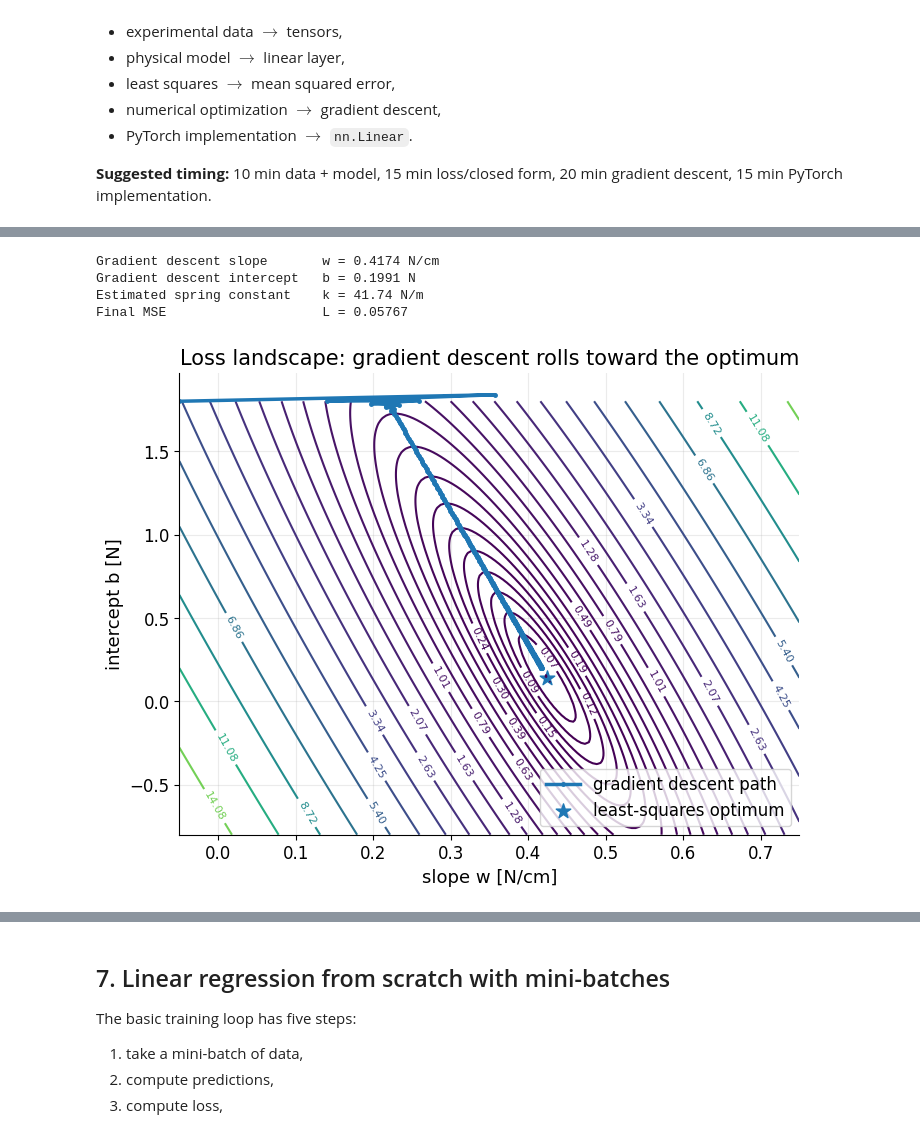
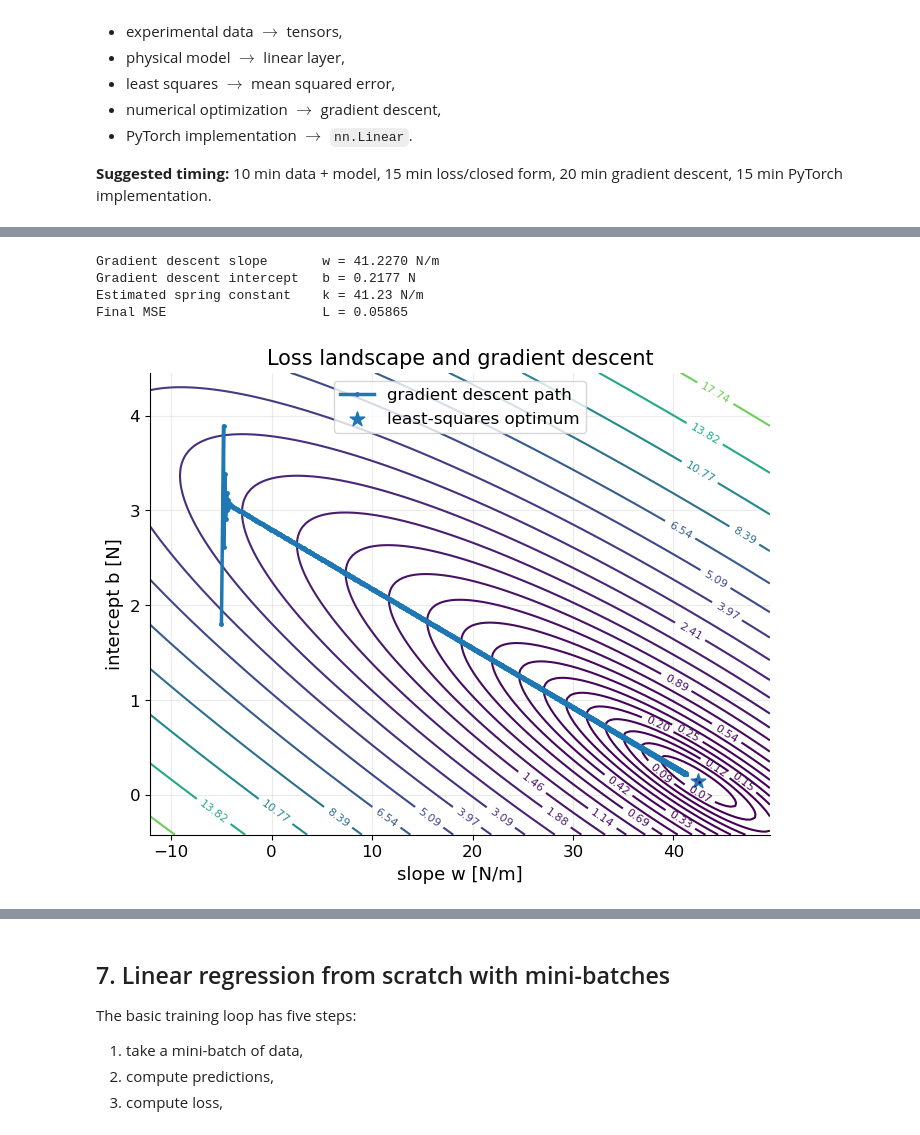
Before and after one commit to niksterg/MLpytorch, a Jupyter notebook: 01_linear_regression_pytorch.ipynb, the cells around one changed output, grey strips where cells are left out. Cells and saved outputs as stored; diff of their text form; code cells hidden in the pictures.

```diff
--- a/01_linear_regression_pytorch.ipynb
+++ b/01_linear_regression_pytorch.ipynb
@@ -151,24 +242,24 @@ This is already a tiny neural network: one linear layer with no activation funct
 # %%
-def predict(x, w, b):
-    """Linear regression prediction: y_hat = wx + b."""
+def model_prediction(x, w, b):
     return w * x + b
 
+# Three candidate models with different parameters w, b, and their descriptions
 candidate_models = [
-    (0.25, 0.90, "too small slope"),
-    (0.42, 0.15, "near the physical law"),
-    (0.58, -0.45, "too large slope"),
+    (25.0, 1.0, "too small slope"),
+    (42.0, 0.15, "near the physical law"),
+    (58.0, -0.35, "too large slope"),
 ]
 
 fig, ax = plt.subplots()
-ax.scatter(x, y, s=45, alpha=0.65, label="measurements")
+ax.scatter(x, y, s=45, color="black", alpha=0.65, label="measurements")
 
 for w, b, name in candidate_models:
-    y_hat = predict(x, w, b)
+    y_hat = model_prediction(x, w, b)
     mse = torch.mean((y_hat - y)**2).item()
     ax.plot(x, y_hat, linewidth=3, label=f"{name}: MSE={mse:.3f}")
 
 ax.set_title("Different lines make different errors")
-ax.set_xlabel("extension x [cm]")
+ax.set_xlabel("extension x [m]")
 ax.set_ylabel("force F [N]")
 ax.legend()
 plt.show()
@@ -312,11 +418,11 @@ where $\eta$ is the learning rate.
 w = torch.tensor(0.10, requires_grad=True)
 b = torch.tensor(1.00, requires_grad=True)
 
-loss = torch.mean((predict(x, w, b) - y)**2)
+loss = torch.mean((model_prediction(x, w, b) - y)**2)
 loss.backward()
 
 with torch.no_grad():
-    residuals = predict(x, w, b) - y
+    residuals = model_prediction(x, w, b) - y
     manual_dw = 2 * torch.mean(x * residuals)
     manual_db = 2 * torch.mean(residuals)
 
@@ -328,11 +450,11 @@ Autograd dL/db = -2.338593 | manual dL/db = -2.338593
 # %%
-def train_full_batch_gd(x, y, lr=0.015, epochs=500, w0=-0.05, b0=1.80):
+def train_full_batch_gd(x, y, lr=0.8, epochs=2000, w0=-5.0, b0=1.80):
     w = torch.tensor(float(w0), requires_grad=True)
     b = torch.tensor(float(b0), requires_grad=True)
     path = []
 
     for epoch in range(epochs):
-        y_hat = predict(x, w, b)
+        y_hat = model_prediction(x, w, b)
         loss = torch.mean((y_hat - y)**2)
         loss.backward()
 
@@ -347,36 +469,42 @@ def train_full_batch_gd(x, y, lr=0.015, epochs=500, w0=-0.05, b0=1.80):
 
 w_gd, b_gd, path = train_full_batch_gd(x, y)
 
-print(f"Gradient descent slope       w = {w_gd.item():.4f} N/cm")
+print(f"Gradient descent slope       w = {w_gd.item():.4f} N/m")
 print(f"Gradient descent intercept   b = {b_gd.item():.4f} N")
-print(f"Estimated spring constant    k = {100*w_gd.item():.2f} N/m")
+print(f"Estimated spring constant    k = {w_gd.item():.2f} N/m")
 print(f"Final MSE                    L = {path[-1, 2]:.5f}")
 # %% [output]
-Gradient descent slope       w = 0.4174 N/cm
-Gradient descent intercept   b = 0.1991 N
-Estimated spring constant    k = 41.74 N/m
-Final MSE                    L = 0.05767
+Gradient descent slope       w = 41.2270 N/m
+Gradient descent intercept   b = 0.2177 N
+Estimated spring constant    k = 41.23 N/m
+Final MSE                    L = 0.05865
 # %%
 # Plot the loss surface and the path followed by gradient descent
-w_values = torch.linspace(-0.05, 0.75, 160)
-b_values = torch.linspace(-0.80, 1.80, 160)
+w_plot_values = np.concatenate([path[:, 0], [w_lstsq.item()]])
+b_plot_values = np.concatenate([path[:, 1], [b_lstsq.item()]])
+
+w_padding = max(0.15 * (w_plot_values.max() - w_plot_values.min()), 5.0)
+b_padding = max(0.15 * (b_plot_values.max() - b_plot_values.min()), 0.50)
+
+w_values = torch.linspace(float(w_plot_values.min() - w_padding), float(w_plot_values.max() + w_padding), 160)
+b_values = torch.linspace(float(b_plot_values.min() - b_padding), float(b_plot_values.max() + b_padding), 160)
 W, B = torch.meshgrid(w_values, b_values, indexing="xy")
 
 # Broadcast to compute the MSE at every point of the grid
 Y_hat_grid = W[..., None] * x.flatten() + B[..., None]
 Loss_grid = torch.mean((Y_hat_grid - y.flatten())**2, dim=-1)
 
 fig, ax = plt.subplots(figsize=(8, 6))
 levels = np.geomspace(Loss_grid.min().item() + 1e-4, Loss_grid.max().item(), 25)
 cs = ax.contour(W.numpy(), B.numpy(), Loss_grid.numpy(), levels=levels)
 ax.clabel(cs, inline=True, fontsize=8, fmt="%.2f")
 
 ax.plot(path[:, 0], path[:, 1], marker="o", markersize=2.5, linewidth=2.5, label="gradient descent path")
 ax.scatter([w_lstsq.item()], [b_lstsq.item()], s=120, marker="*", label="least-squares optimum")
-ax.set_title("Loss landscape: gradient descent rolls toward the optimum")
-ax.set_xlabel("slope w [N/cm]")
+ax.set_title("Loss landscape and gradient descent")
+ax.set_xlabel("slope w [N/m]")
 ax.set_ylabel("intercept b [N]")
 ax.legend()
 plt.show()
 # %% [output]
-[figure, old version]
+[figure, new version]
```
Also changed, not shown: parts of 36 cells of this notebook, 2 other files.
